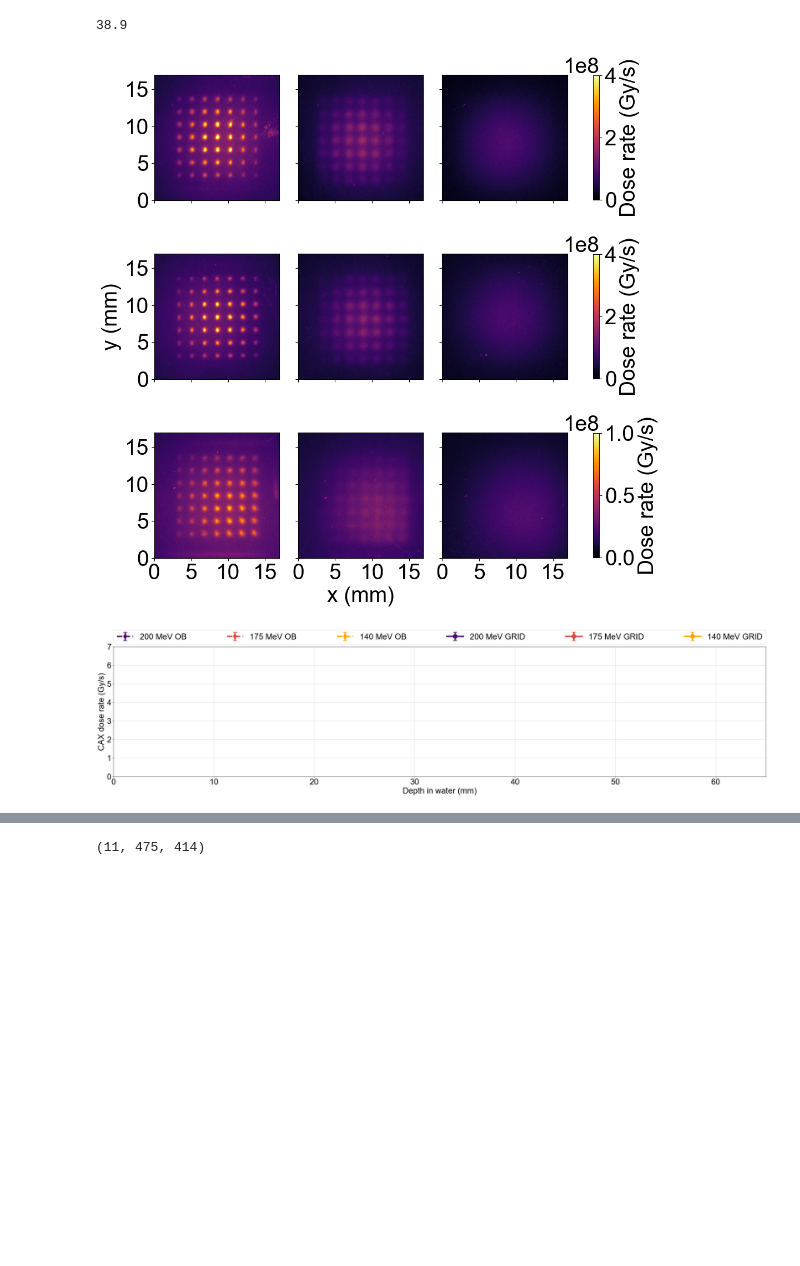
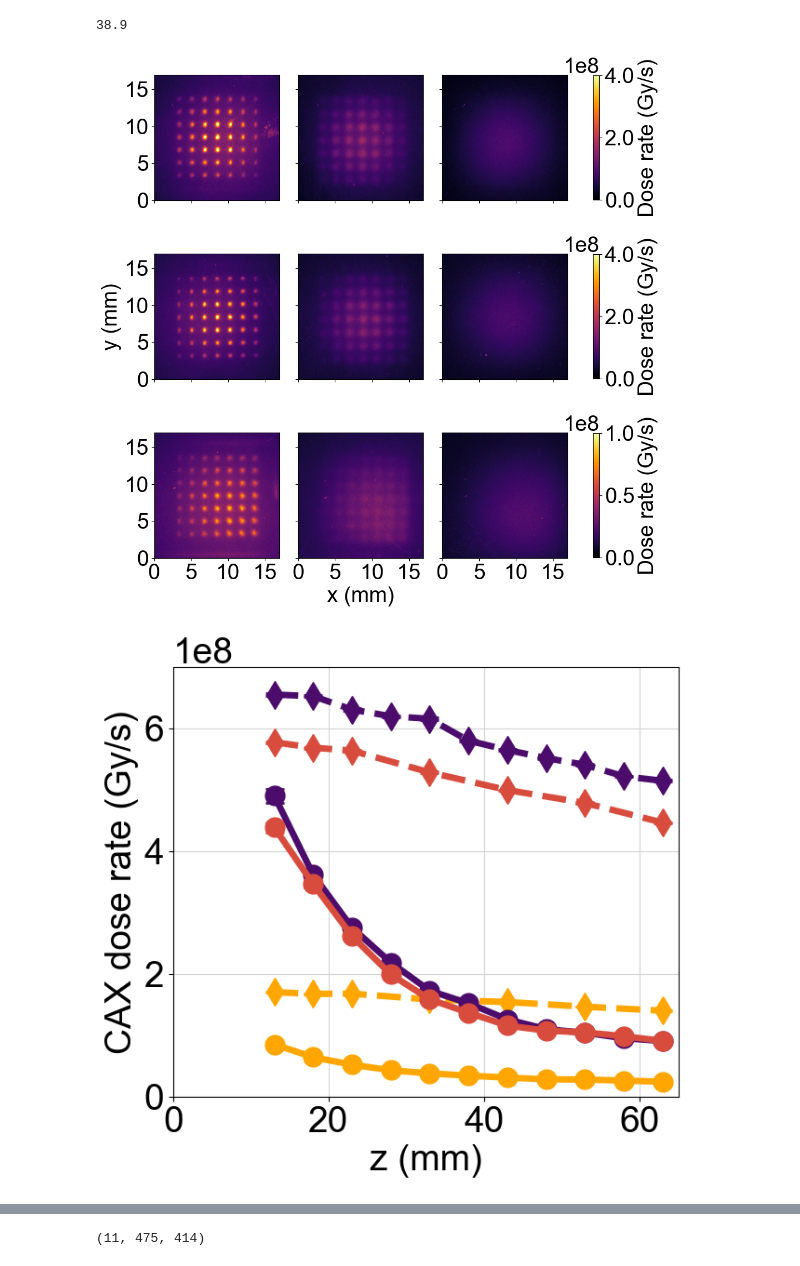
Before and after one commit to NathanClements2000/MedPhysAndSchool, a Jupyter notebook: CLEAR-Thesis/Figures for thesis.ipynb, the cells around one changed output, grey strips where cells are left out. Drawn from its saved outputs; the diff is of its cells as text; code cells hidden in the pictures; blank space fills up the shorter version.

Commit message:
New simulations & small figure fixes

```diff
--- a/CLEAR-Thesis/Figures for thesis.ipynb
+++ b/CLEAR-Thesis/Figures for thesis.ipynb
@@ -45,7 +45,7 @@ full=step*2/300*25.4
 # plt.xticks([0,10,20])
 # plt.yticks([0,10,20])
 # plt.subplots_adjust(hspace=0.15,wspace=0.15)
-# fig.colorbar(im1,ax=(axs[0,2],axs[0,1],axs[0,0]),label='Dose rate (Gy/s)',ticks=[0,2e8,4e8,6e8,8e8],shrink=0.8)
+# fig.colorbar(im1,ax=(axs[0,2],axs[0,1],axs[0,0]),label='Dose rate (Gy/s)',ticks=[0,2e8,4e8,5.5e8,8e8],shrink=0.8)
 # fig.colorbar(im2,ax=(axs[1,2],axs[1,1],axs[1,0]),label='Dose rate (Gy/s)',shrink=0.8)
 # fig.colorbar(im3,ax=(axs[2,2],axs[2,1],axs[2,0]),label='Dose rate (Gy/s)',ticks=[0,1e8,2e8],shrink=0.8)
 
@@ -101,8 +101,8 @@ axs[2,0].imshow(tr5[237-step:237+step,222-step:222+step],vmin=0,vmax=maxdose,cma
 axs[2,1].imshow(tr6[225-step:225+step,213-step:213+step],vmin=0,vmax=maxdose,cmap='inferno',extent=(0,full,0,full))
 im3=axs[2,2].imshow(grid140[0][-1][223-step:223+step,215-step:215+step],vmin=0,vmax=maxdose,cmap='inferno',extent=(0,full,0,full))
 plt.subplots_adjust(hspace=0.15,wspace=0.15)
-fig.colorbar(im1,ax=(axs[0,2],axs[0,1],axs[0,0]),label='Dose rate (Gy/s)',ticks=[0,2e8,4e8,6e8,8e8],shrink=0.8)
-fig.colorbar(im2,ax=(axs[1,2],axs[1,1],axs[1,0]),label='Dose rate (Gy/s)',ticks=[0,2e8,4e8,6e8,8e8],shrink=0.8)
+fig.colorbar(im1,ax=(axs[0,2],axs[0,1],axs[0,0]),label='Dose rate (Gy/s)',ticks=[0,2e8,4e8,5.5e8,8e8],shrink=0.8)
+fig.colorbar(im2,ax=(axs[1,2],axs[1,1],axs[1,0]),label='Dose rate (Gy/s)',ticks=[0,2e8,4e8,5.5e8,8e8],shrink=0.8)
 fig.colorbar(im3,ax=(axs[2,2],axs[2,1],axs[2,0]),label='Dose rate (Gy/s)',ticks=[0,5e7,10e7],shrink=0.8)
 plt.xticks([0,5,10,15])
 plt.yticks([0,5,10,15])
@@ -110,7 +110,7 @@ axs[2,1].set_xlabel('x (mm)')
 axs[1,0].set_ylabel('y (mm)')
 
 #PDDs
-figure(2,figsize=(40,8))
+figure(2,figsize=(7,6))
 # # plt.plot(ob200[1],ob200[2],marker='o',markersize=15,lw=5)
 # # # plt.fill_between(ob200[1],ob200[2]-ob200[3],ob200[2]+ob200[3],alpha=0.4)
 # # plt.plot(ob175[1],ob175[2],marker='o')
@@ -125,14 +125,14 @@ plt.errorbar(ob200[1],grid175[1],yerr=grid175[2],marker='o',markersize=15,capsiz
 plt.errorbar(ob200[1],grid140[1],yerr=grid140[2],marker='o',markersize=15,capsize=7,lw=5,capthick=2,c='#ffa600',label='140 MeV GRID')
 plt.grid(c='lightgray')
 plt.ylabel('CAX dose rate (Gy/s)')
-plt.xlabel('Depth in water (mm)')
+plt.xlabel('z (mm)')
 plt.xlim(0,65)
-plt.ylim(0,7)
+plt.ylim(0,7e8)
 # #l1 = plt.legend(bbox_to_anchor=(1.04, 1), borderaxespad=0)
 # #l2 = plt.legend(bbox_to_anchor=(1.04, 0), loc="lower left", borderaxespad=0)
 # #l3 = plt.legend(bbox_to_anchor=(1.04, 0.5), loc="center left", borderaxespad=0)
-l4 = plt.legend(bbox_to_anchor=(0, 1.02, 1, 0.2), loc="lower left",
-mode="expand", borderaxespad=0, ncol=6)
+#l4 = plt.legend(bbox_to_anchor=(0, 1.02, 1, 0.2), loc="lower left",
+#mode="expand", borderaxespad=0, ncol=6)
 #l5 = plt.legend(bbox_to_anchor=(1, 0), loc="lower right",
                 #bbox_transform=fig.transFigure, ncol=3)
 #l6 = plt.legend(bbox_to_anchor=(0.4, 0.8), loc="upper right")
@@ -165,7 +165,7 @@ plt.xlim(-10,10)
 #plt.title('200 MeV')
 
 #1D central profile 175 MeV
-figure(4,figsize=(10,8))
+figure(4,figsize=(7,6))
 plt.plot((x+12)/300*25.4-10,ob175[5][0],lw=5,label='13 mm OB',ls='--')
 plt.plot((x+8)/300*25.4-10,ob175[5][4],lw=5,label='33 mm OB',ls='--')
 plt.plot((x+9)/300*25.4-10,ob175[5][-1],lw=5,label='63 mm OB',ls='--')
@@ -182,7 +182,7 @@ plt.xlim(-10,10)
 plt.title('175 MeV')
 
 #1D central profile 140 MeV
-figure(5,figsize=(10,8))
+figure(5,figsize=(7,6))
 plt.plot((x140-26)/300*25.4-10,ob140[5][0],lw=5,label='13 mm OB',ls='--')
 plt.plot((x140-16)/300*25.4-10,ob140[5][4],lw=5,label='33 mm OB',ls='--')
 plt.plot((x140-26)/300*25.4-10,ob140[5][-1],lw=5,label='63 mm OB',ls='--')
@@ -198,37 +198,37 @@ plt.ylabel('Dose rate (Gy/s)')
 plt.xlim(-10,10)
 plt.title('140 MeV')
 
 #PVDR vs depth
-figure(20,figsize=(10,8))
+figure(20,figsize=(7,6))
 plt.errorbar(ob200[1],grid200[5],yerr=grid200[6],label='200 MeV',capsize=7,lw=5,marker='o',markersize=15,capthick=2)
 plt.errorbar(ob200[1],grid175[5],yerr=grid175[6],label='175 MeV',capsize=7,lw=5,marker='o',markersize=15,capthick=2)
 plt.errorbar(ob200[1],grid140[5],yerr=grid140[6],label='140 MeV',capsize=7,lw=5,marker='o',markersize=15,capthick=2)
 plt.ylim(0,4)
 plt.grid(c='lightgray')
-plt.xlabel('Depth in water (mm)')
+plt.xlabel('z (mm)')
 plt.ylabel('PVDR')
 #plt.legend()
 plt.xlim(0,65)
 
 #valley dose vs depth
-figure(14,figsize=(10,8))
+figure(14,figsize=(7,6))
 plt.errorbar(ob200[1],grid200[7],yerr=grid200[8],marker='o',markersize=15,capsize=7,lw=5,capthick=2,c='#4c0c6b',label='200 MeV GRID')
 plt.errorbar(ob200[1],grid175[7],yerr=grid175[8],marker='o',markersize=15,capsize=7,lw=5,capthick=2,c='#d84c3e',label='175 MeV GRID')
 plt.errorbar(ob200[1],grid140[7],yerr=grid140[8],marker='o',markersize=15,capsize=7,lw=5,capthick=2,c='#ffa600',label='140 MeV GRID')
 plt.grid(c='lightgray')
 plt.ylabel('Valley dose rate (Gy/s)')
-plt.xlabel('Depth in water (mm)')
+plt.xlabel('z (mm)')
 plt.xlim(0,65)
 plt.ylim(0,2e8)
 #l1 = plt.legend(bbox_to_anchor=(1.04, 1), borderaxespad=0)
 #l2 = plt.legend(bbox_to_anchor=(1.04, 0), loc="lower left", borderaxespad=0)
 #l3 = plt.legend(bbox_to_anchor=(1.04, 0.5), loc="center left", borderaxespad=0)
 #l4 = plt.legend(bbox_to_anchor=(0, 1.02, 1, 0.2), loc="lower left",
 #mode="expand", borderaxespad=0, ncol=6)
 
 print(np.around(np.interp(1/1.1,1/(grid140[5]),ob200[1]),1))
 # %% [output]
 38.9
-[figure, old version]
+[figure, new version]
-[figure, old version]
+[figure, new version]
 [figure]
```
Also changed, not shown: parts of 1 cell of this notebook, 5 other files.
